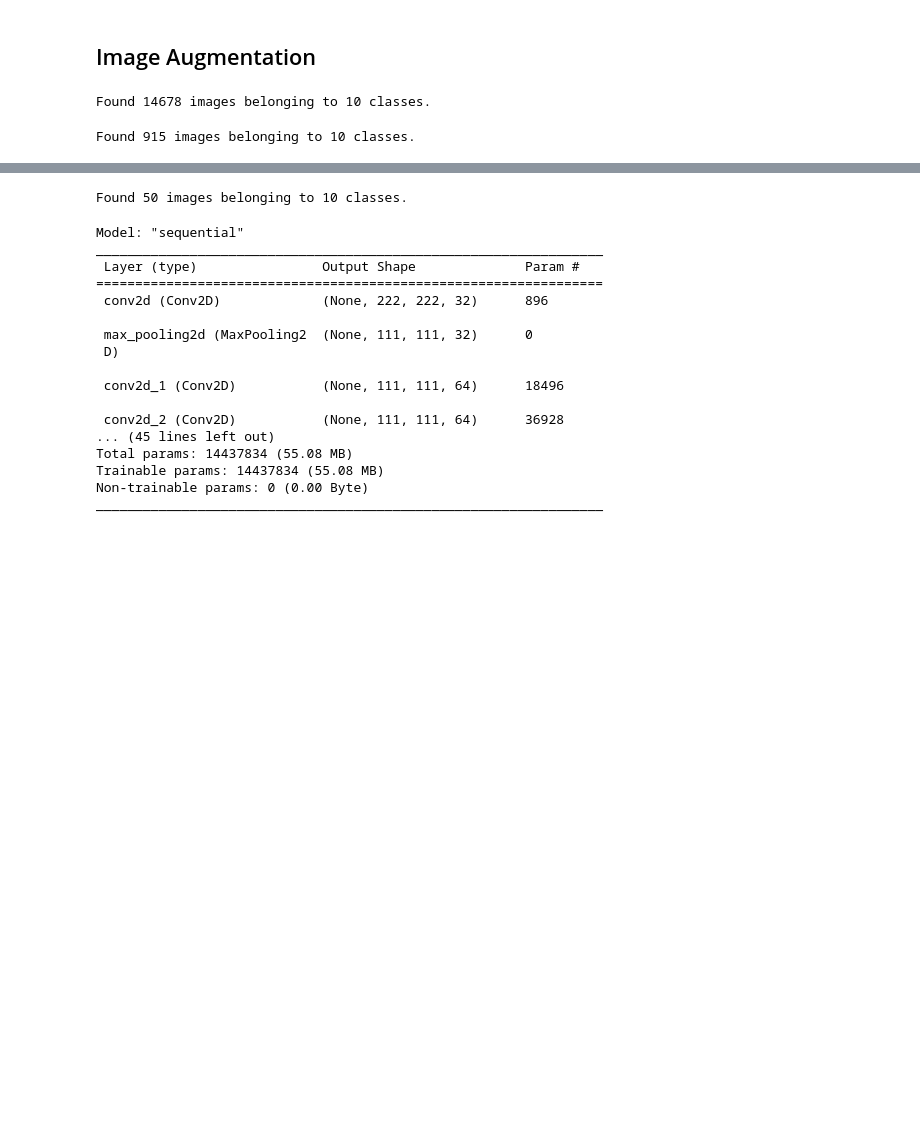
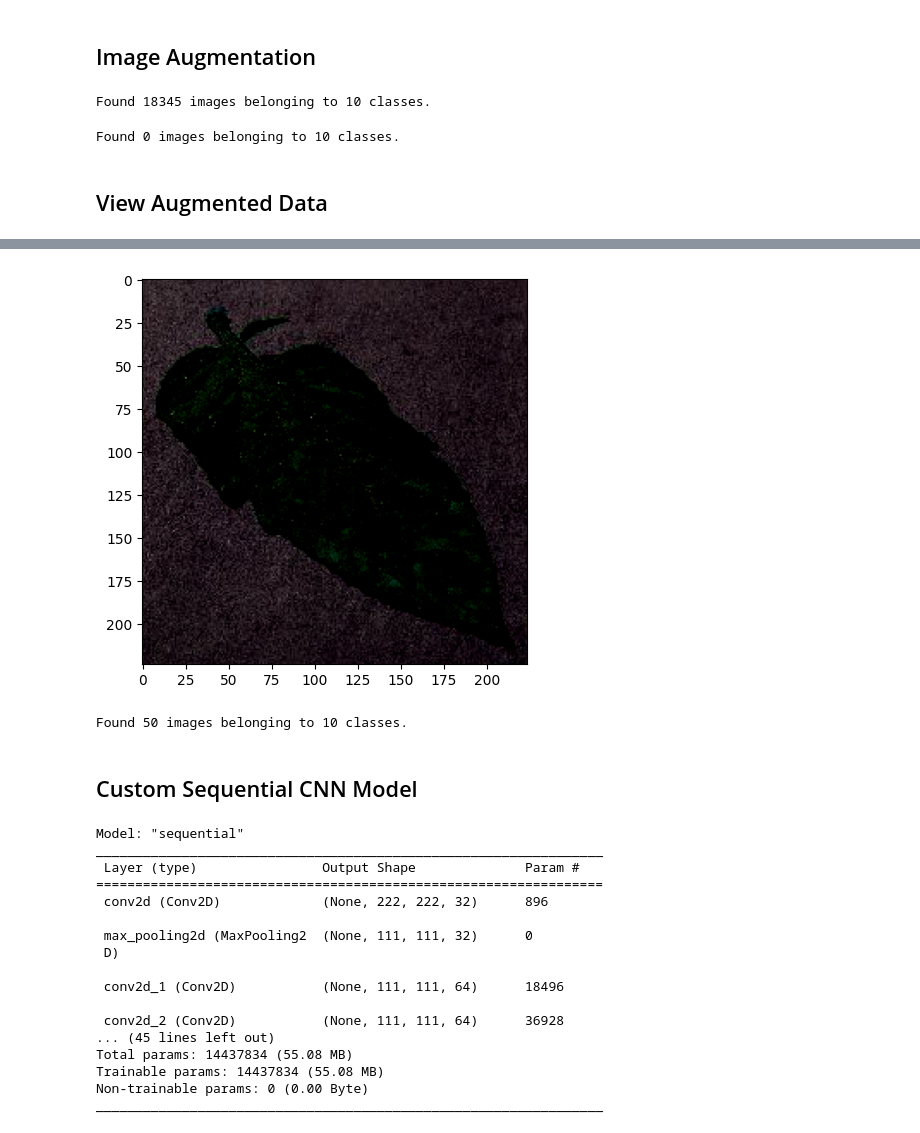
Before and after one commit to anuragsgupta/Tomato-Plant-Disease-Detection, a Jupyter notebook: PlantDisease.ipynb, the cells around one changed output, grey strips where cells are left out. Saved outputs shown, nothing was run; the diff lists cells and outputs as text; code cells hidden in the pictures; blank space fills up the shorter version.

```diff
--- a/PlantDisease.ipynb
+++ b/PlantDisease.ipynb
@@ -58,23 +48,16 @@ val_data_dir = '/content/tomato_dataset/valid'
 ## Image Augmentation
 # %%
 # ImageDataGenerator
-# train_datagen = ImageDataGenerator(preprocessing_function=tf.keras.applications.resnet.preprocess_input)
-# val_datagen = ImageDataGenerator(preprocessing_function=tf.keras.applications.resnet.preprocess_input)
+train_datagen = ImageDataGenerator(preprocessing_function=tf.keras.applications.resnet.preprocess_input)
+val_datagen = ImageDataGenerator(preprocessing_function=tf.keras.applications.resnet.preprocess_input)
 
-train_datagen = ImageDataGenerator(rescale=1/255.0,# Normalizing images
-                                  shear_range=0.2,
-                                  rotation_range=10,
-                                  zoom_range=0.2,
-                                  horizontal_flip=True,
-                                  validation_split=0.2)# specifying the validation split inside the function
+# train_datagen = ImageDataGenerator(rescale=1/255.0,# Normalizing images
+#                                   shear_range=0.2,
+#                                   rotation_range=10,
+#                                   zoom_range=0.2,
+#                                   horizontal_flip=True,
+#                                   validation_split=0.2)# specifying the validation split inside the function
 
-# ImageDataGenerator(
-#         rotation_range=10, # rotation
-#         width_shift_range=0.2, # horizontal shift
-#         height_shift_range=0.2, # vertical shift
-#         zoom_range=0.2, # zoom
-#         horizontal_flip=True, # horizontal flip
-#         brightness_range=[0.2,1.2]) # brightnessLearning Rate	.001
 # Drop out	0.01
 # Optimizer	Adam
 # Shearing	−0.3 to +.3
@@ -83,10 +66,10 @@ train_datagen = ImageDataGenerator(rescale=1/255.0,# Normalizing images
 # Zooming	0.5 to 1.5
 # Batch Size	32
 # Validation split	0.2
-test_datagen = ImageDataGenerator(rescale=1/255.0,# Normalizing images
-                                shear_range=0.2,
-                                zoom_range=0.2,
-                                horizontal_flip=True)
+# test_datagen = ImageDataGenerator(rescale=1/255.0,# Normalizing images
+#                                 shear_range=0.2,
+#                                 zoom_range=0.2,
+#                                 horizontal_flip=True)
 # %%
 train_gen = train_datagen.flow_from_directory(
                                train_data_dir,
@@ -97,7 +80,7 @@ train_gen = train_datagen.flow_from_directory(
                                 subset='training')
 # seed=2020 # to make the result reproducible
 # %% [output]
-Found 14678 images belonging to 10 classes.
+Found 18345 images belonging to 10 classes.
 # %%
 val_gen = train_datagen.flow_from_directory(
                                 val_data_dir,
@@ -107,4 +90,18 @@ val_gen = train_datagen.flow_from_directory(
                                 class_mode='categorical',
                                 subset='validation')
 # %% [output]
-Found 915 images belonging to 10 classes.
+Found 0 images belonging to 10 classes.
+# %% [markdown]
+## View Augmented Data
+# %%
+t_img, label = train_gen.next()
+# %%
+def plotImage(t_img, label):
+
+  for im, l in zip(t_img, label) :
+    plt.figure(figsize=(5,5))
+    plt.imshow(im/255)
+    plt.show()
+
+plotImage(t_img[:1],label[:1])
+# %% [output]
@@ -111 +109,2 @@ Found 915 images belonging to 10 classes.
+[figure, added]
 # %%
@@ -118,2 +117,4 @@ test_gen = test_datagen.flow_from_directory(
 # %% [output]
 Found 50 images belonging to 10 classes.
+# %% [markdown]
+## Custom Sequential CNN Model
```
Also changed, not shown: parts of 51 cells of this notebook.
